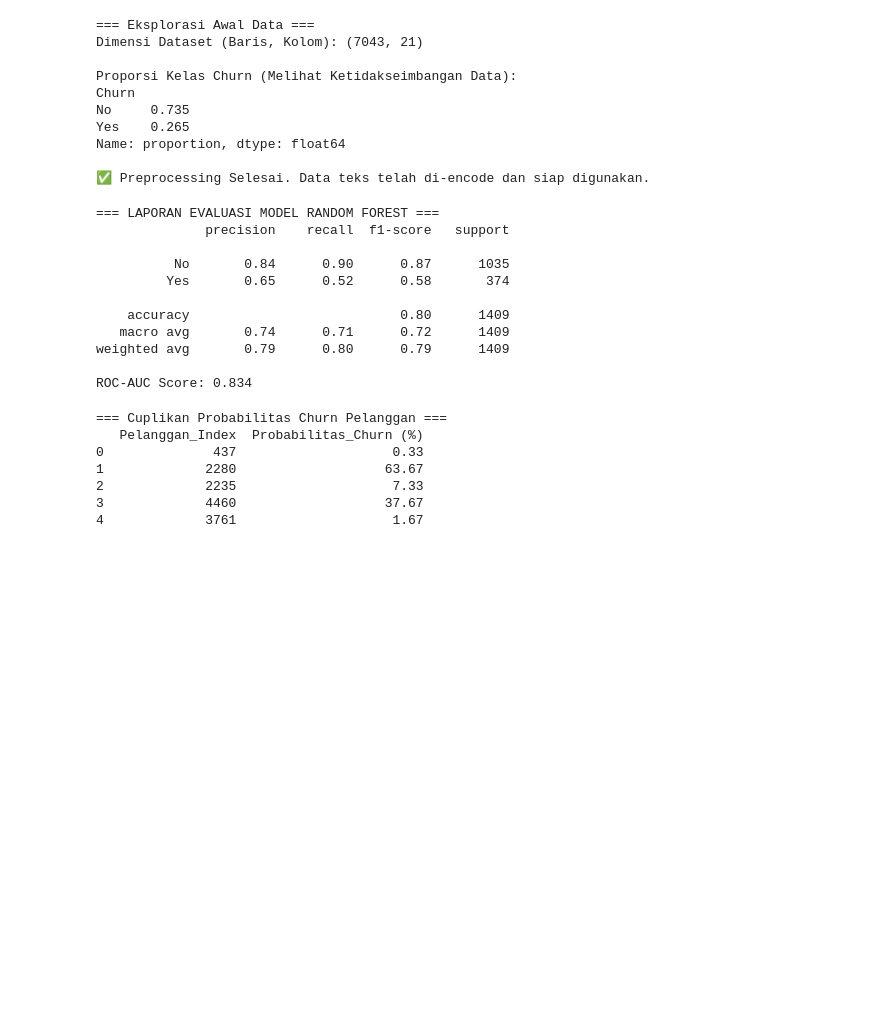
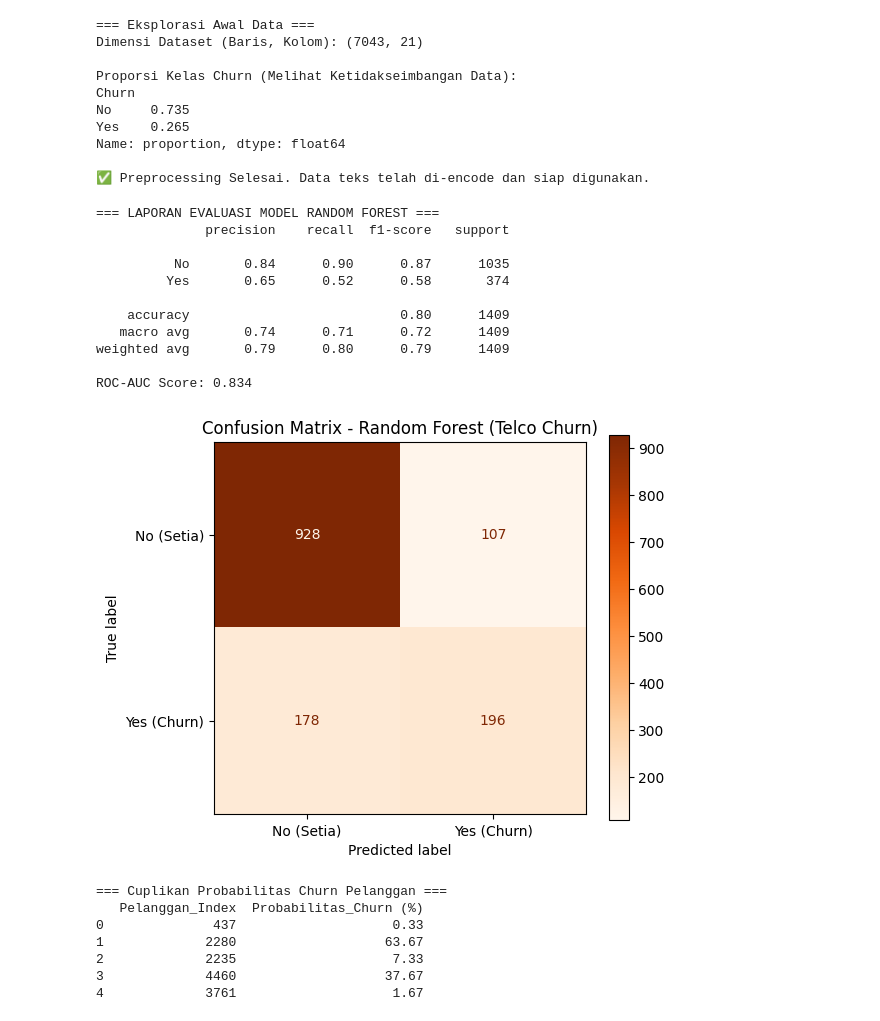
Before and after one commit to riza93n-hub/data-science-2026, a Jupyter notebook: Pertemuan10_RIZA_250401020014.ipynb, the cells around one changed output. Saved outputs shown, nothing was run; the diff lists cells and outputs as text; code cells hidden in the pictures; blank space fills up the shorter version.

```diff
--- a/Pertemuan10_RIZA_250401020014.ipynb
+++ b/Pertemuan10_RIZA_250401020014.ipynb
@@ -50,39 +50,48 @@ Name: proportion, dtype: float64
 ✅ Preprocessing Selesai. Data teks telah di-encode dan siap digunakan.
 # %%
 from sklearn.ensemble import RandomForestClassifier
-from sklearn.metrics import classification_report, roc_auc_score
+from sklearn.metrics import classification_report, roc_auc_score, confusion_matrix, ConfusionMatrixDisplay
+import matplotlib.pyplot as plt
 
 # =====================================================================
 # LANGKAH 3: LATIH MODEL (RANDOM FOREST WITH BALANCED WEIGHT)
 # =====================================================================
 # Menggunakan class_weight="balanced" untuk memberi bobot lebih pada kelas minoritas (Churn)
 rf = RandomForestClassifier(
     n_estimators=300, class_weight="balanced", random_state=42
 )
 rf.fit(X_tr, y_tr)
 
 # =====================================================================
-# LANGKAH 4: EVALUASI MODEL
+# LANGKAH 4: EVALUASI MODEL (METRIK & CONFUSION MATRIX)
 # =====================================================================
 # Menghitung hasil tebakan kelas dan nilai probabilitasnya
 y_pred = rf.predict(X_te)
 y_prob = rf.predict_proba(X_te)[:, 1]
 
 print('=== LAPORAN EVALUASI MODEL RANDOM FOREST ===')
 print(classification_report(y_te, y_pred))
 print(f"ROC-AUC Score: {roc_auc_score(y_te, y_prob):.3f}")
+
+# Visualisasi Confusion Matrix Heatmap
+fig, ax = plt.subplots(figsize=(6, 5))
+cm_rf = confusion_matrix(y_te, y_pred)
+ConfusionMatrixDisplay(cm_rf, display_labels=['No (Setia)', 'Yes (Churn)']).plot(ax=ax, cmap='Oranges')
+ax.set_title('Confusion Matrix - Random Forest (Telco Churn)')
+plt.show()
 # %% [output]
 === LAPORAN EVALUASI MODEL RANDOM FOREST ===
               precision    recall  f1-score   support
 
           No       0.84      0.90      0.87      1035
          Yes       0.65      0.52      0.58       374
 
     accuracy                           0.80      1409
    macro avg       0.74      0.71      0.72      1409
 weighted avg       0.79      0.80      0.79      1409
 
 ROC-AUC Score: 0.834
+[figure, added]
 # %%
 # =====================================================================
 # LANGKAH 5: PREDIKSI PROBABILITAS CHURN
```
Also changed, not shown: parts of 2 cells of this notebook.
